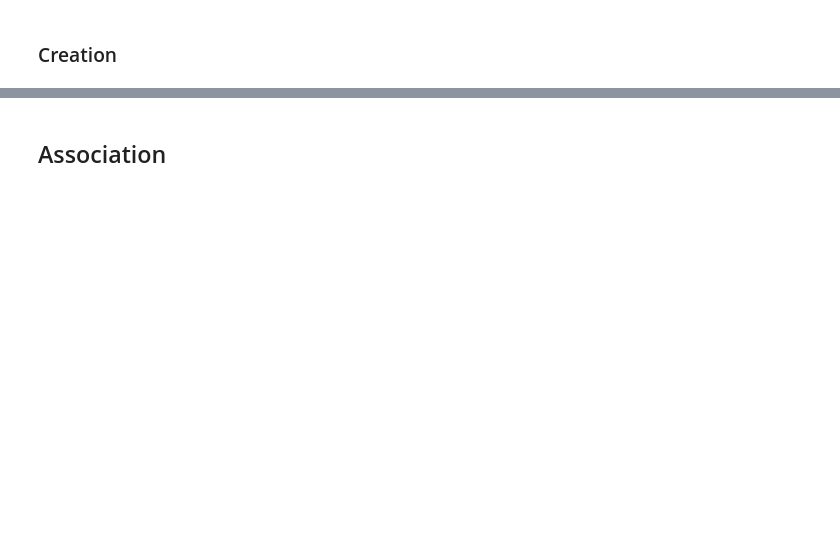
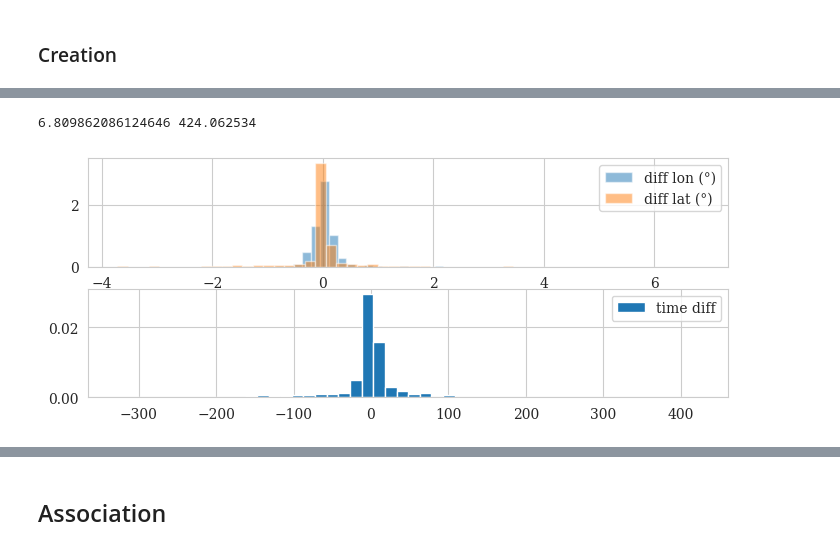
Before and after one commit to GEO-OCEAN-hydroacoustic/toolbox, a Jupyter notebook: src/notebooks/demo/simulation_world.ipynb, the cells around one changed output, grey strips where cells are left out. Saved outputs shown, nothing was run; the diff lists cells and outputs as text; code cells hidden in the pictures; blank space fills up the shorter version.

```diff
--- a/src/notebooks/demo/simulation_world.ipynb
+++ b/src/notebooks/demo/simulation_world.ipynb
@@ -185,60 +212,92 @@ def analyze_residuals(result):
 for i in range(n_real_events):
 
     event_extracted = events[9*i:9*(1+i)]
+    det = [e for e in event_extracted.datetime]
+
+
     pos = [e.get_pos() for e in event_extracted.station]
-    det = [e for e in event_extracted.datetime]
-    time_elapsed_seconds = 365.25*24*3600*2
-    drift = [e.other_kwargs["clock_drift_ppm"] * 1e-6 * time_elapsed_seconds  if e.other_kwargs['gps_sync'] != 'ok' else 0 for e in event_extracted.station]
+
+    time_elapsed_seconds = [(d - start_time).total_seconds() for d in det]
+    drift = list(map(
+        lambda s, d: 0.28*1e-6*d*0 if "not_ok" in s.other_kwargs.values()
+                     else 0,
+        event_extracted.station,
+        time_elapsed_seconds
+    ))
+
+    drift_vals = list(map(
+        lambda s, d: timedelta(seconds = s.other_kwargs['clock_drift_ppm']*1e-6*d),
+        event_extracted.station,
+        time_elapsed_seconds
+    ))
+    #correction dirift 'connu'
+    drift_mask = [False if  "not_ok" in s.other_kwargs.values() else True for s in event_extracted.station ]
+    drift_vals = [drift_vals[i] if drift_mask[i] else drift_vals[i]*0 for i in range(len(drift_vals))]
+    det = (np.array(det)-np.array(drift_vals)).tolist()
     drift = np.abs(drift) / np.sqrt(3)
+    valid_stations_mask = list(map(lambda s: False if "not_ok" in s.other_kwargs.values() else True , event_extracted.station))
+    pos = list(compress(pos, valid_stations_mask))
+    det = list(compress(det,valid_stations_mask))
+    drift = list(compress(drift,valid_stations_mask))
     min_date = np.argmin(det)
-    c0 = [-8.,68.]
+
+    c0 = ground_truth.iloc[0][['lat','lon']].apply(lambda x : round(x)).to_list()
+
     t0 = -1 * SOUND_MODEL.get_sound_travel_time(c0, pos[min_date], det[min_date])
-    pick_uncertainties = [3]*len(det)
+    pick_uncertainties = [0.001]*len(det)
 
     x0 = [t0]+list(c0)
     x0 = np.array(x0)
     # print(x0)
     res= SOUND_MODEL.localize_with_uncertainties(
         pos, det, initial_pos=x0, drift_uncertainties = drift, pick_uncertainties = pick_uncertainties, x_min=lat_min-1, x_max=lat_max+1,y_min=lon_min-1,y_max=lon_max+1
     )
-    out = SOUND_MODEL.detect_outliers(res)
+    # res= SOUND_MODEL.localize_common_source(
+    #     pos, det, initial_pos=x0, x_min=lat_min-1, x_max=lat_max+1,y_min=lon_min-1,y_max=lon_max+1
+    # )
+
+    # out = SOUND_MODEL.detect_outliers(res)
         # Test chi²
-    chi2_stat, p_val, pass_test, dof = SOUND_MODEL.test_chi_square(res)
-    chi2_stats.append(chi2_stat)
-    p_values.append(p_val)
-    passes.append(pass_test)
-    outliers.append(out)
+    # chi2_stat, p_val, pass_test, dof = SOUND_MODEL.test_chi_square(res)
+    # chi2_stats.append(chi2_stat)
+    # p_values.append(p_val)
+    # passes.append(pass_test)
+    # outliers.append(out)
 
 
 
     all_residus.append(res)
     quality.append(analyze_residuals(res))
     # print(res.x[1:], datetime.datetime.utcfromtimestamp(res.x[0]))
     err = res.x[1:] - ground_truth.iloc[i][['lat','lon']].values
-    t_err = (ground_truth.iloc[i].origin_time.tz_localize("UTC")-datetime.fromtimestamp(res.x[0], tz=timezone.utc)).total_seconds()
+    t_err = (ground_truth.iloc[i].origin_time.to_pydatetime()-datetime.fromtimestamp(res.x[0], tz=timezone.utc)).total_seconds()
     pos_ev = res.x[1:]
     pos_events.append(pos_ev)
     pos_diff.append(err)
     time_diff.append(t_err)
 
 
 # Analyse
-print(f"Taux de réussite: {np.mean(passes)*100:.1f}%")
-print(f"Chi² moyen: {np.mean(chi2_stats):.2f} (attendu: ~{dof})")
-print(f"Chi²/dof moyen: {np.mean(chi2_stats)/dof:.2f} (attendu: ~1)")
-quality  = pd.DataFrame(quality)
+# print(f"Taux de réussite: {np.mean(passes)*100:.1f}%")
+# print(f"Chi² moyen: {np.mean(chi2_stats):.2f} (attendu: ~{dof})")
+# print(f"Chi²/dof moyen: {np.mean(chi2_stats)/dof:.2f} (attendu: ~1)")
+# quality  = pd.DataFrame(quality)
 pos_events = np.array(pos_events)
 
 plt.subplot(311)
 plt.subplots_adjust(left=3, right=4.0)
 plt.hist(np.array(pos_diff)[:,1],alpha=0.5, label='diff lon (°)', bins=50, density=True)
 plt.hist(np.array(pos_diff)[:,0],alpha=0.5, label='diff lat (°)', bins=50, density=True)
 plt.legend()
 plt.subplot(312)
 plt.subplots_adjust(left=3, right=4.0)
 plt.hist(np.array(time_diff), label='time diff', bins=50, density=True)
 plt.legend()
-plt.subplot(313)
-plt.subplots_adjust(left=3, right=4.0)
-plt.hist(quality['chi2_reduced'], label='chi2_reduced', bins=50, density=True)
-plt.legend()
+print(np.max(np.abs(pos_diff)), np.max(np.abs(time_diff)))
+# plt.subplot(313)
+# plt.subplots_adjust(left=3, right=4.0)
+# plt.hist(quality['chi2_reduced'], label='chi2_reduced', bins=50, density=True)
+# plt.legend()
+# %% [output]
+6.809862086124646 424.062534
+[figure, added]
```
Also changed, not shown: parts of 60 cells of this notebook, 15 other files.
